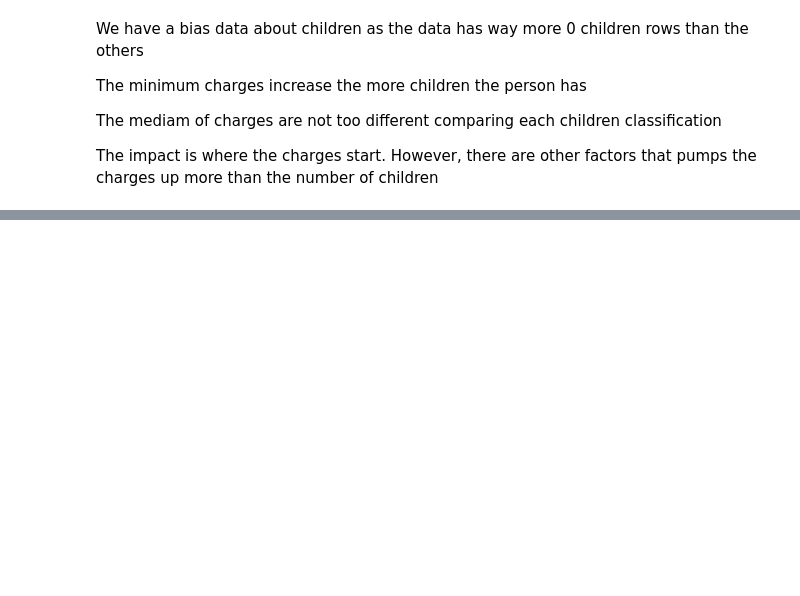
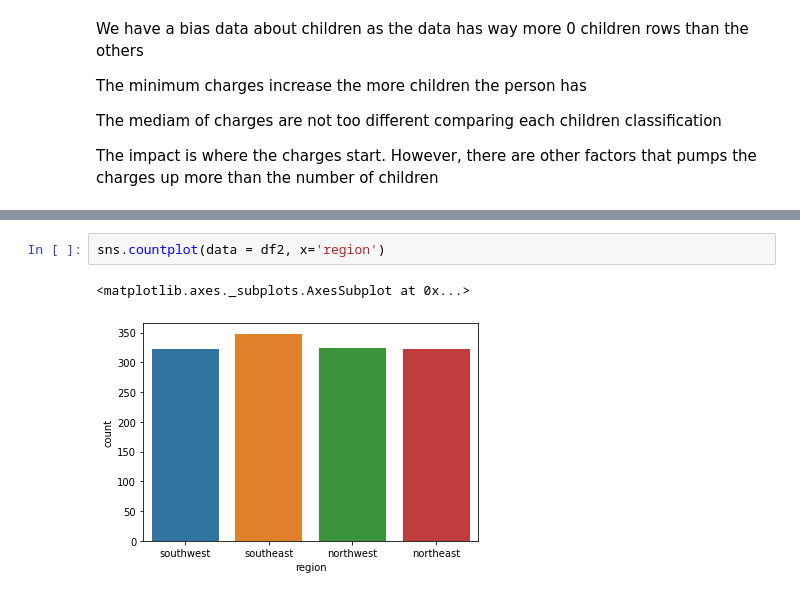
Before and after one commit to Ayushi-creator/Medical_cost, a Jupyter notebook: EdaEtp.ipynb, the cells around one changed output, grey strips where cells are left out. Cells and saved outputs as stored; diff of their text form; blank space fills up the shorter version.

```diff
--- a/EdaEtp.ipynb
+++ b/EdaEtp.ipynb
@@ -370,0 +394,5 @@ The impact is where the charges start. However, there are other factors that pum
+# %%
+sns.countplot(data = df2, x='region')
+# %% [output]
+<matplotlib.axes._subplots.AxesSubplot at 0x...>
+[figure, added]
```
Also changed, not shown: parts of 54 cells of this notebook.
